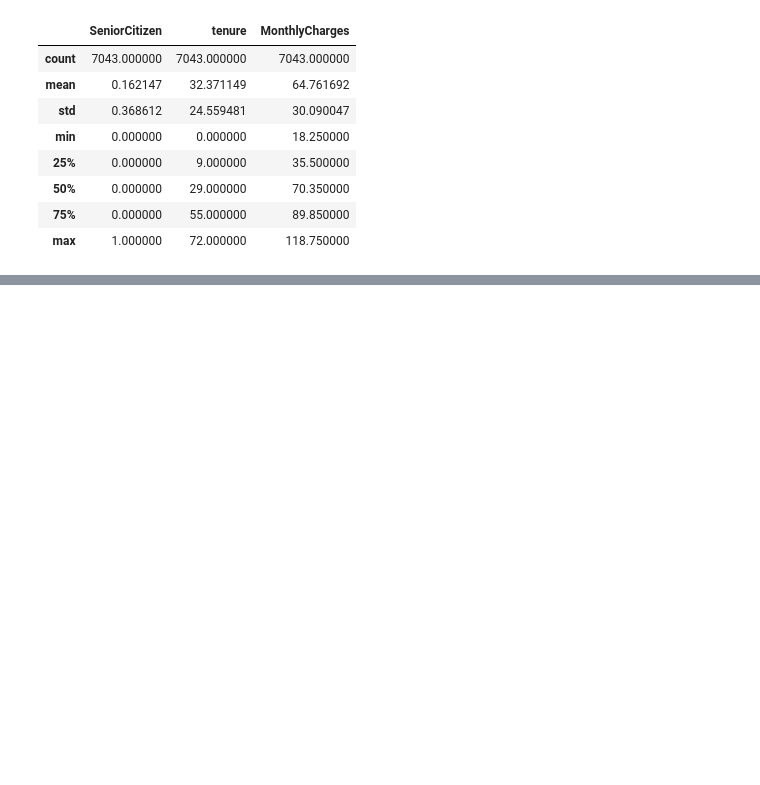
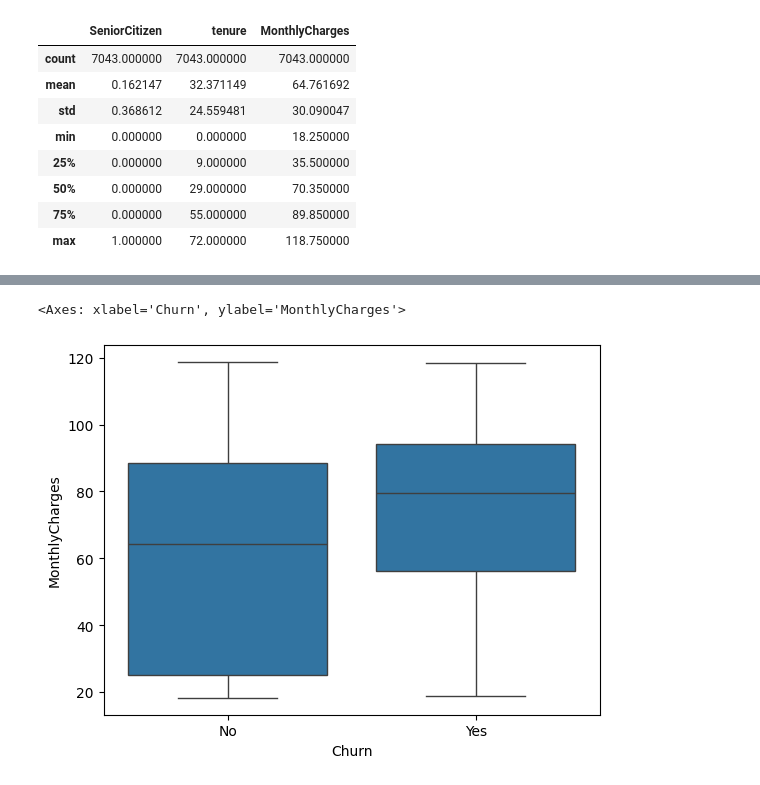
Before and after one commit to crisemy/OwnDataAnalysisProjects, a Jupyter notebook: TelcoCustomerChurn/TelcoCustomerChurn.ipynb, the cells around one changed output, grey strips where cells are left out. Saved outputs shown, nothing was run; the diff lists cells and outputs as text; code cells hidden in the pictures; blank space fills up the shorter version.

```diff
--- a/TelcoCustomerChurn/TelcoCustomerChurn.ipynb
+++ b/TelcoCustomerChurn/TelcoCustomerChurn.ipynb
@@ -67,0 +152,6 @@ Data Description:
+# %%
+# Visualizing the relationship between MonthlyCharges and Churn
+sns.boxplot(x="Churn", y="MonthlyCharges", data=df)
+# %% [output]
+<Axes: xlabel='Churn', ylabel='MonthlyCharges'>
+[figure, added]
```
Also changed, not shown: parts of 13 cells of this notebook, 2 other files.
